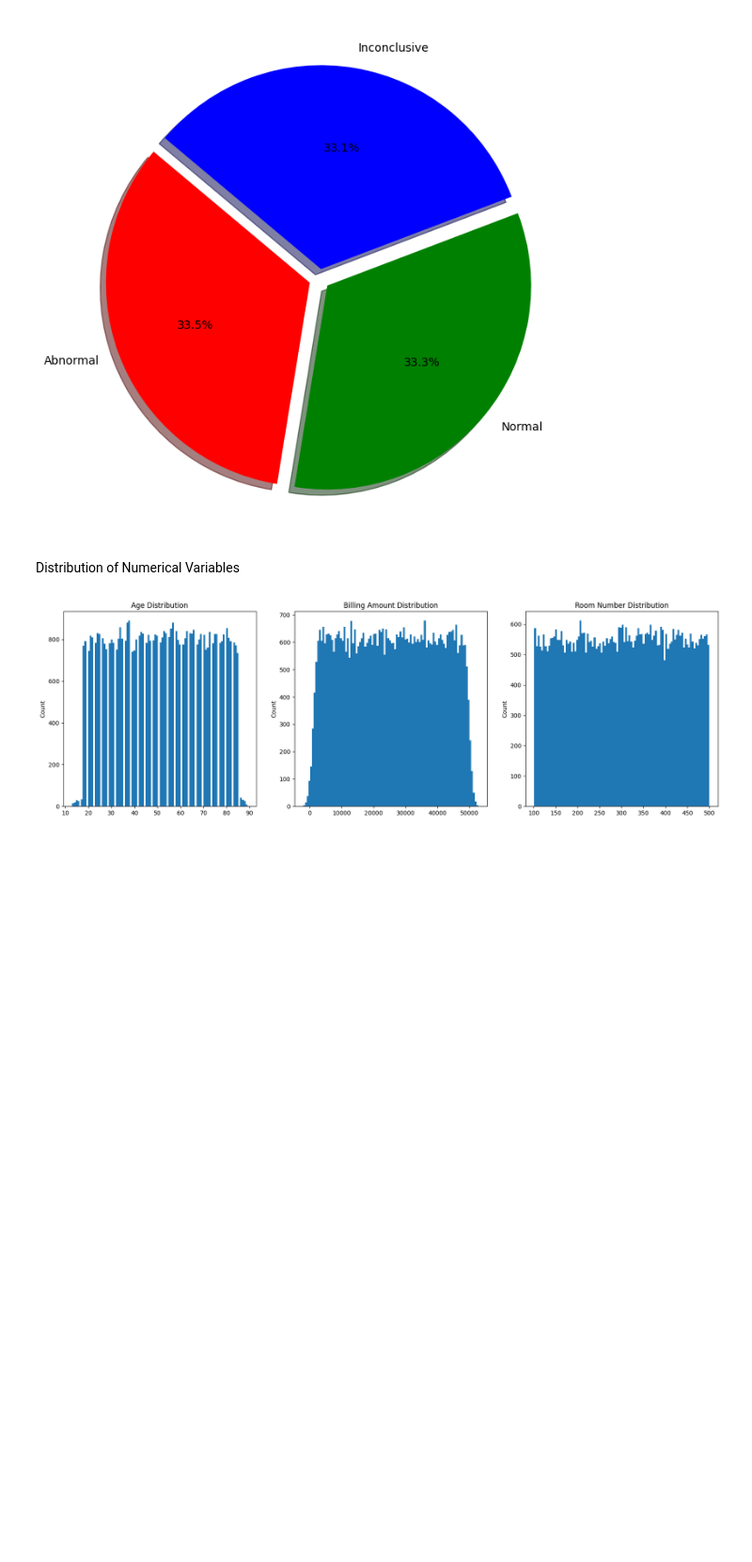
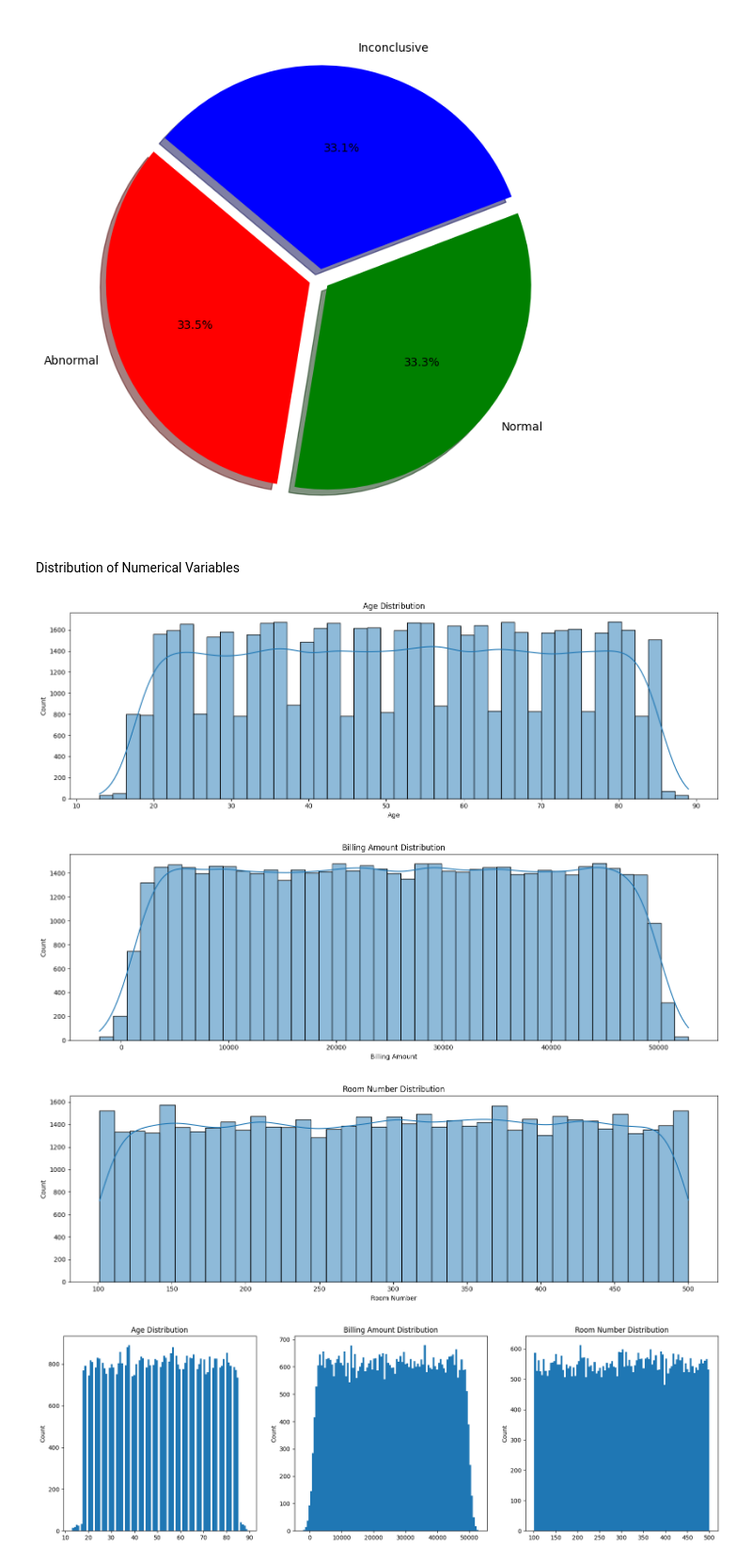
Before and after one commit to diallos-tech/Clarkson_Data_Science, a Jupyter notebook: Data Mining/Data_Mining_Project.ipynb, the cells around one changed output. Shown at 94% size. Drawn from its saved outputs; the diff is of its cells as text; code cells hidden in the pictures; blank space fills up the shorter version.

```diff
--- a/Data Mining/Data_Mining_Project.ipynb
+++ b/Data Mining/Data_Mining_Project.ipynb
@@ -90,6 +92,19 @@ plt.pie(df_Test_Results['Counts'], explode=explode, colors=colors[:len(df_Test_R
 [figure]
 # %% [markdown]
 Distribution of Numerical Variables
+# %%
+column = ['Age', 'Billing Amount', 'Room Number']
+
+for c in column:
+    plt.figure(figsize=(15,5))
+    sns.histplot(data[c], kde=True)
+    plt.title(f'{c} Distribution')
+
+    plt.tight_layout()
+# %% [output]
+[figure, added]
+[figure, added]
+[figure, added]
 # %%
 fig, axs = plt.subplots(nrows=1, ncols=3, figsize=(20, 6))
 
```
Also changed, not shown: parts of 17 cells of this notebook, 22 other files.
